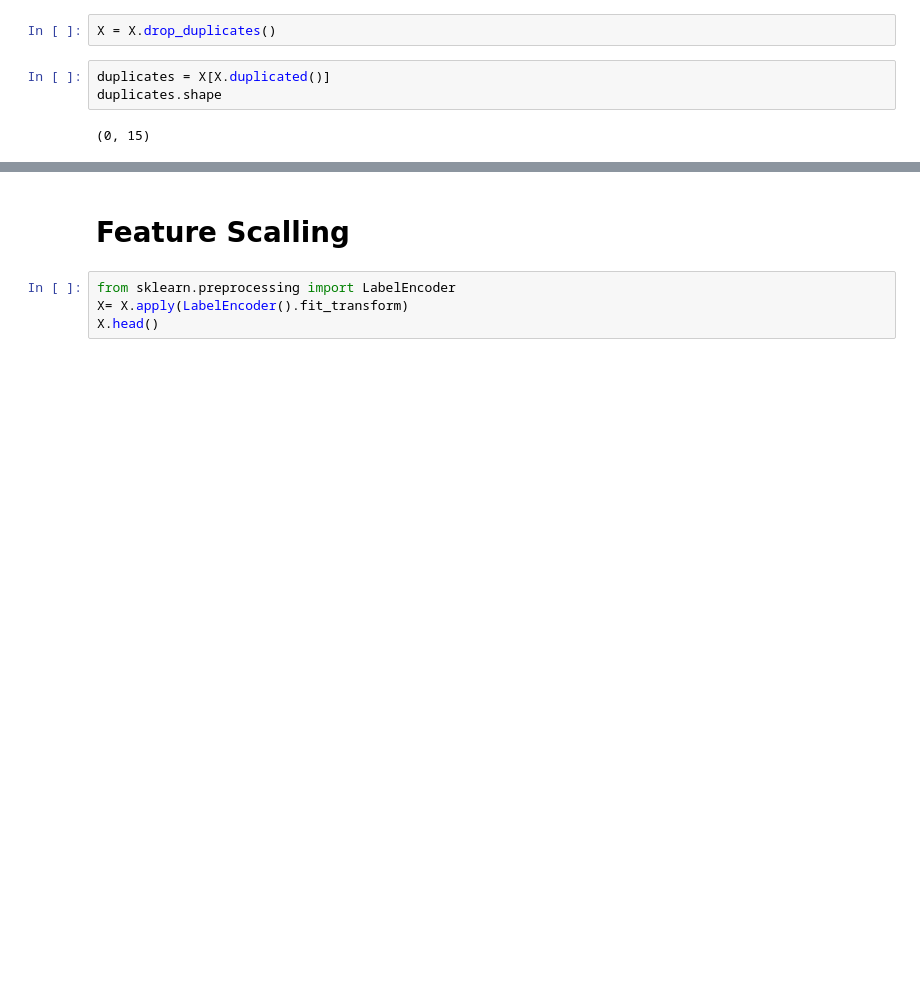
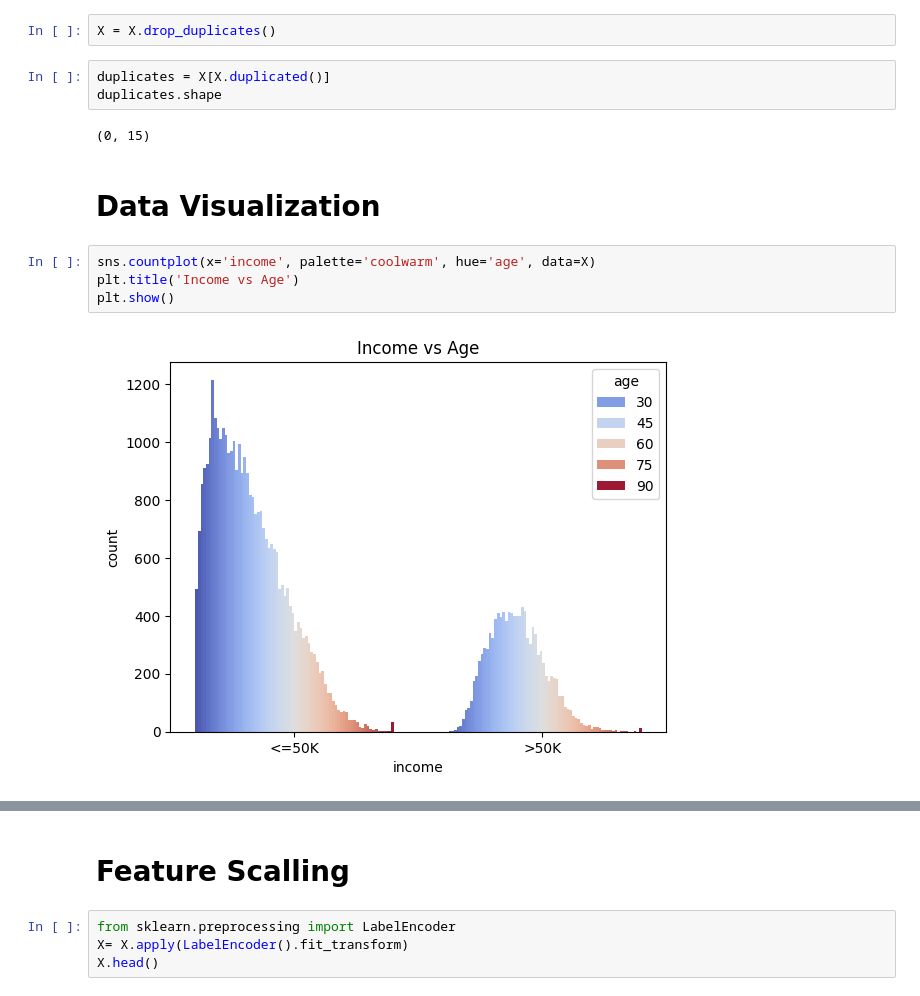
Before and after one commit to Rushdi-Rzx/Adult-Census-Income, a Jupyter notebook: MLCW.ipynb, the cells around one changed output, grey strips where cells are left out. Saved outputs shown, nothing was run; the diff lists cells and outputs as text; blank space fills up the shorter version.

```diff
--- a/MLCW.ipynb
+++ b/MLCW.ipynb
@@ -367,3 +377,11 @@ duplicates = X[X.duplicated()]
 duplicates.shape
 # %% [output]
 (0, 15)
+# %% [markdown]
+# Data Visualization
+# %%
+sns.countplot(x='income', palette='coolwarm', hue='age', data=X)
+plt.title('Income vs Age')
+plt.show()
+# %% [output]
+[figure, added]
```
Also changed, not shown: parts of 56 cells of this notebook.
